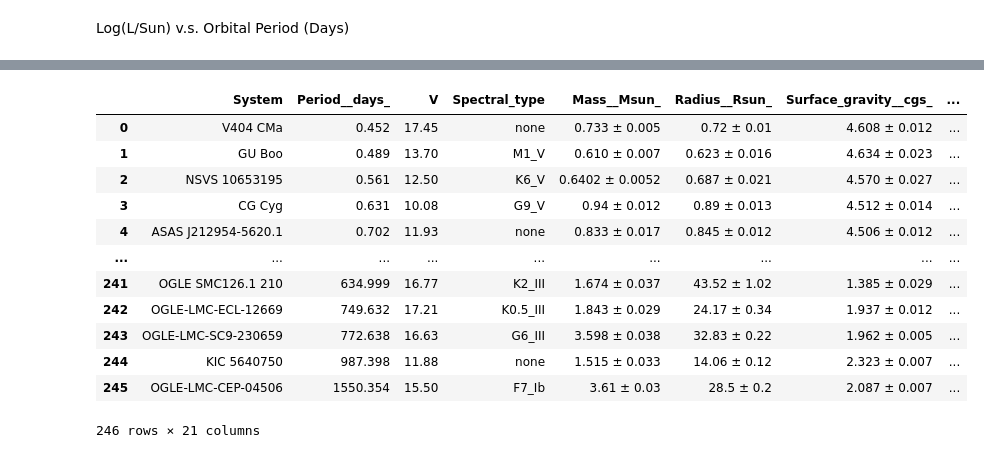
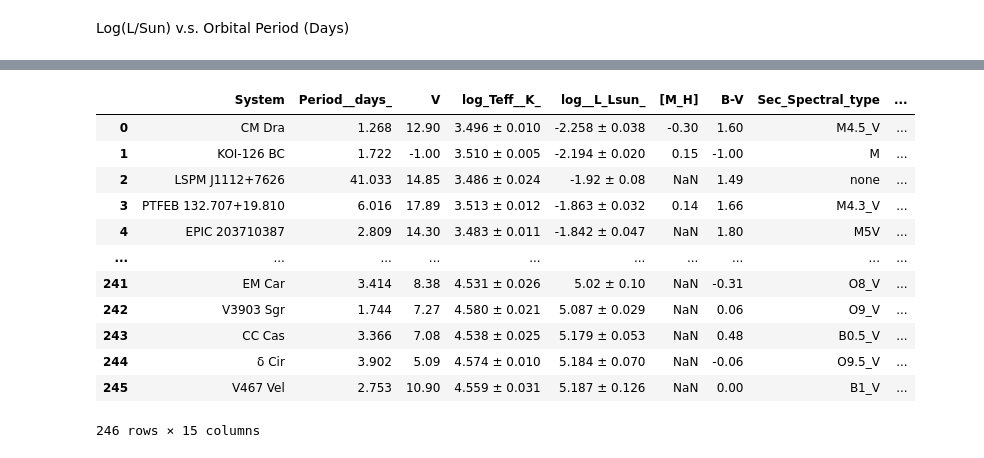
Before and after one commit to aaronsuu/star_luminosity_analysis, a Jupyter notebook: Research_Aaron_S.ipynb, the cells around one changed output, grey strips where cells are left out. Saved outputs shown, nothing was run; the diff lists cells and outputs as text; code cells hidden in the pictures.

```diff
--- a/Research_Aaron_S.ipynb
+++ b/Research_Aaron_S.ipynb
@@ -33,5 +33,6 @@ import scipy.optimize as sco
 Location = r'dataframe (1).csv'
 d = pd.read_csv(Location)
 df = pd.DataFrame(d)
+df.drop(df.columns[[3,4,5,6,10, 11, 19,20]], axis=1,inplace=True)
 df
 # %% [output]
@@ -90,7 +88,6 @@ Index(['System', 'Period__days_', 'V', 'Spectral_type', 'Mass__Msun_',
       dtype='object')
 # %%
-#Grabs Sigma Values
-
+#Grabs Sigma Values, as well as splitting 'log__L_Lsun_' from being a string to a float
 lum = np.array(df['log__L_Lsun_'])
 orbital = np.array(df['Period__days_'])
 
@@ -101,5 +98,10 @@ for i in range(len(lum)):
     luminosity.append(float(lum[i][0:5]))
     lum_sigma.append(float(lum[i][-5:-1]))
 
-print(lum_sigma)
+
+#Creates a new column for Luminosity & Uncertainies
+df['Luminosity'] = luminosity
+df['Lum_Sigma'] = lum_sigma
+
+df
 # %% [output]
@@ -107,21 +121,19 @@ print(lum_sigma)
 # %%
-#Replaces the +- sign
-#df['log__L_Lsun_'].replace(regex=True, inplace=True, to_replace=r'[^0-9.\-±]', value=r'')
 #Sort Values in terms of Orbital Period
-df = df.sort_values(by = 'Period__days_',kind='quicksort')
+df = df.sort_values(by = 'Luminosity',kind='quicksort')
 df = df.reset_index(drop=True)
 df
 # %% [output]
-|  | System | Period__days_ | V | Spectral_type | Mass__Msun_ | Radius__Rsun_ | Surface_gravity__cgs_ | ... |
-| 0 | V404 CMa | 0.452 | 17.45 | none | 0.733 ± 0.005 | 0.72 ± 0.01 | 4.608 ± 0.012 | ... |
-| 1 | GU Boo | 0.489 | 13.70 | M1_V | 0.610 ± 0.007 | 0.623 ± 0.016 | 4.634 ± 0.023 | ... |
-| 2 | NSVS 10653195 | 0.561 | 12.50 | K6_V | 0.6402 ± 0.0052 | 0.687 ± 0.021 | 4.570 ± 0.027 | ... |
-| 3 | CG Cyg | 0.631 | 10.08 | G9_V | 0.94 ± 0.012 | 0.89 ± 0.013 | 4.512 ± 0.014 | ... |
-| 4 | ASAS J212954-5620.1 | 0.702 | 11.93 | none | 0.833 ± 0.017 | 0.845 ± 0.012 | 4.506 ± 0.012 | ... |
-| ... | ... | ... | ... | ... | ... | ... | ... | ... |
-| 241 | OGLE SMC126.1 210 | 634.999 | 16.77 | K2_III | 1.674 ± 0.037 | 43.52 ± 1.02 | 1.385 ± 0.029 | ... |
-| 242 | OGLE-LMC-ECL-12669 | 749.632 | 17.21 | K0.5_III | 1.843 ± 0.029 | 24.17 ± 0.34 | 1.937 ± 0.012 | ... |
-| 243 | OGLE-LMC-SC9-230659 | 772.638 | 16.63 | G6_III | 3.598 ± 0.038 | 32.83 ± 0.22 | 1.962 ± 0.005 | ... |
-| 244 | KIC 5640750 | 987.398 | 11.88 | none | 1.515 ± 0.033 | 14.06 ± 0.12 | 2.323 ± 0.007 | ... |
-| 245 | OGLE-LMC-CEP-04506 | 1550.354 | 15.50 | F7_Ib | 3.61 ± 0.03 | 28.5 ± 0.2 | 2.087 ± 0.007 | ... |
+|  | System | Period__days_ | V | log_Teff__K_ | log__L_Lsun_ | [M_H] | B-V | Sec_Spectral_type | ... |
+| 0 | CM Dra | 1.268 | 12.90 | 3.496 ± 0.010 | -2.258 ± 0.038 | -0.30 | 1.60 | M4.5_V | ... |
+| 1 | KOI-126 BC | 1.722 | -1.00 | 3.510 ± 0.005 | -2.194 ± 0.020 | 0.15 | -1.00 | M | ... |
+| 2 | LSPM J1112+7626 | 41.033 | 14.85 | 3.486 ± 0.024 | -1.92 ± 0.08 | NaN | 1.49 | none | ... |
+| 3 | PTFEB 132.707+19.810 | 6.016 | 17.89 | 3.513 ± 0.012 | -1.863 ± 0.032 | 0.14 | 1.66 | M4.3_V | ... |
+| 4 | EPIC 203710387 | 2.809 | 14.30 | 3.483 ± 0.011 | -1.842 ± 0.047 | NaN | 1.80 | M5V | ... |
+| ... | ... | ... | ... | ... | ... | ... | ... | ... | ... |
+| 241 | EM Car | 3.414 | 8.38 | 4.531 ± 0.026 | 5.02 ± 0.10 | NaN | -0.31 | O8_V | ... |
+| 242 | V3903 Sgr | 1.744 | 7.27 | 4.580 ± 0.021 | 5.087 ± 0.029 | NaN | 0.06 | O9_V | ... |
+| 243 | CC Cas | 3.366 | 7.08 | 4.538 ± 0.025 | 5.179 ± 0.053 | NaN | 0.48 | B0.5_V | ... |
+| 244 | δ Cir | 3.902 | 5.09 | 4.574 ± 0.010 | 5.184 ± 0.070 | NaN | -0.06 | O9.5_V | ... |
+| 245 | V467 Vel | 2.753 | 10.90 | 4.559 ± 0.031 | 5.187 ± 0.126 | NaN | 0.00 | B1_V | ... |
-246 rows × 21 columns
+246 rows × 15 columns
```
Also changed, not shown: parts of 8 cells of this notebook.
